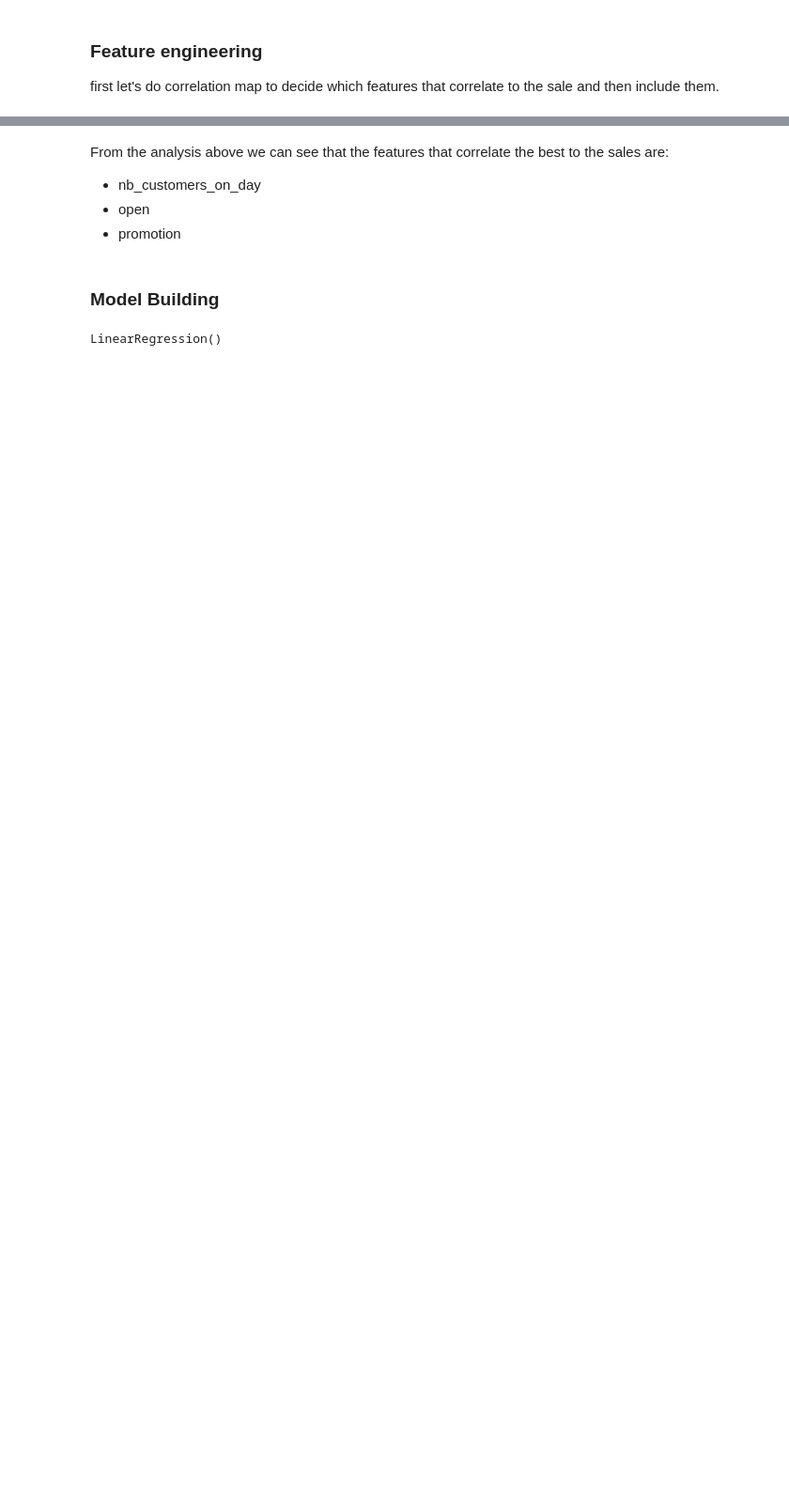
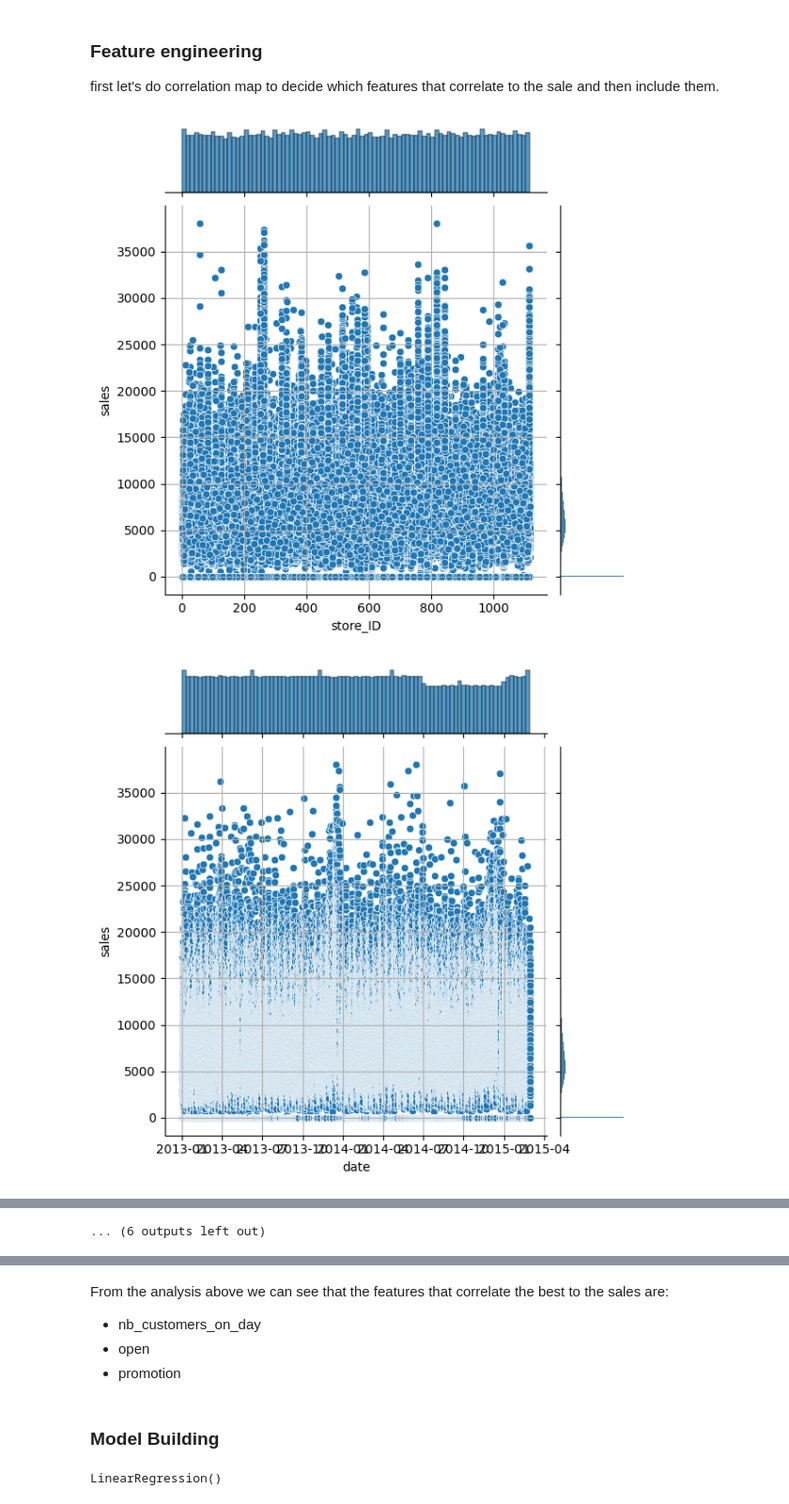
Before and after one commit to MohammedAlmatrafi/week2-miniproject, a Jupyter notebook: model.ipynb, the cells around one changed output, grey strips where cells are left out. Shown at 94% size. Drawn from its saved outputs; the diff is of its cells as text; code cells hidden in the pictures; blank space fills up the shorter version.

```diff
--- a/model.ipynb
+++ b/model.ipynb
@@ -119,3 +117,10 @@ first let's do correlation map to decide which features that correlate to the sa
 import seaborn as sns
 import matplotlib.pyplot as plt
 from scipy.cluster.hierarchy import linkage, dendrogram
+# %%
+for feature in cl_df.drop(columns=['sales']).columns:
+    sns.jointplot(data=cl_df, x=feature, y='sales')
+    plt.grid();
+# %% [output]
+[figure, added]
+[figure, added]
@@ -122,3 +137,4 @@ from scipy.cluster.hierarchy import linkage, dendrogram
+... (6 outputs left out)
 # %%
 def plot_clustered_correlation_matrix(corrs):
     # clustering correlation matrix
```
Also changed, not shown: parts of 27 cells of this notebook, 1 other file.
